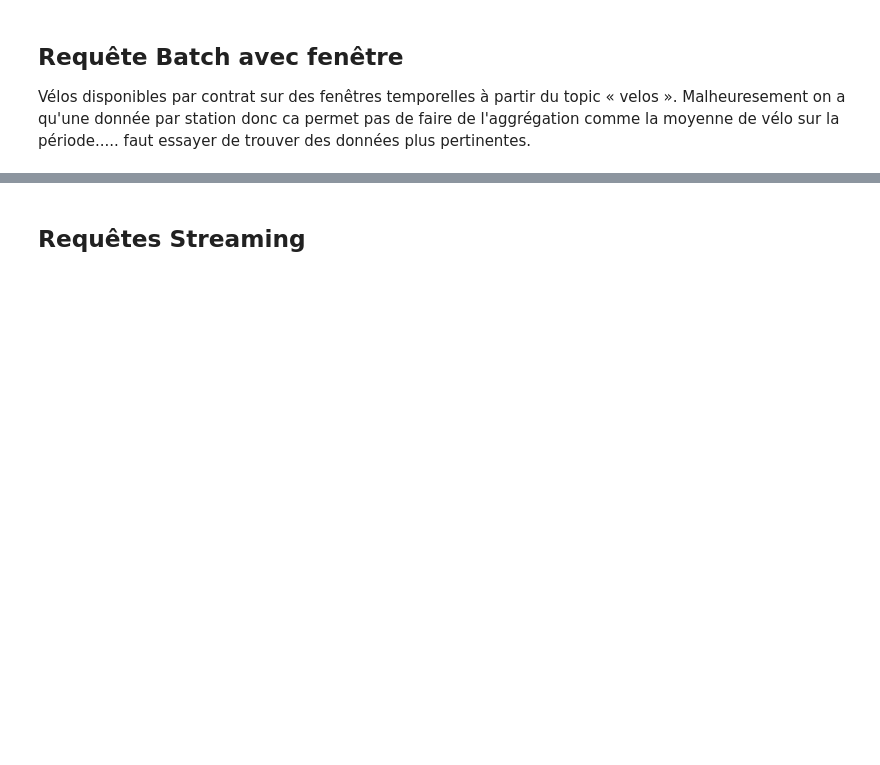
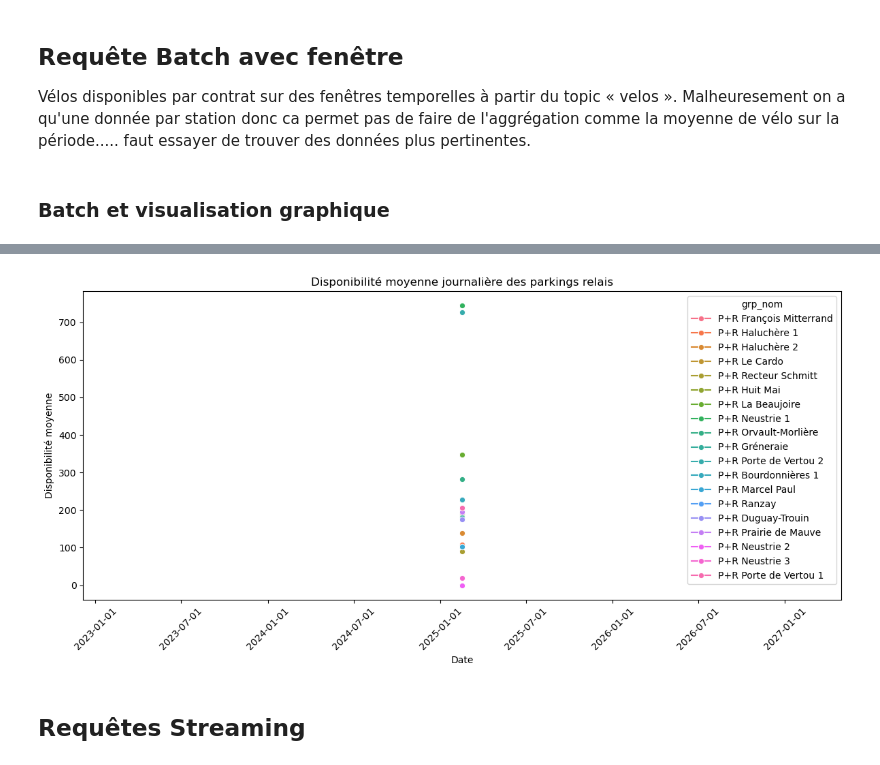
Before and after one commit to sam-bertin/fil_big_data_project, a Jupyter notebook: notebooks/requetes.ipynb, the cells around one changed output, grey strips where cells are left out. Cells and saved outputs as stored; diff of their text form; code cells hidden in the pictures; blank space fills up the shorter version.

Commit message:
📈Batch avec graphique
Disponibilités parking par heure

```diff
--- a/notebooks/requetes.ipynb
+++ b/notebooks/requetes.ipynb
@@ -171,3 +175,52 @@ result_window = df_velos.groupBy(
 )
 
 result_window.show()
+# %% [markdown]
+### Batch et visualisation graphique
+# %%
+# Lecture batch depuis Kafka
+df_kafka = sql_context.read \
+    .format("kafka") \
+    .option("kafka.bootstrap.servers", kafka_broker) \
+    .option("subscribe", relais_topic) \
+    .option("startingOffsets", "earliest") \
+    .load()
+
+# Conversion du JSON
+df_relais = df_kafka.selectExpr("CAST(value AS STRING) AS message") \
+    .select(from_json(col("message"), schema_relais).alias("data")) \
+    .select("data.*")
+
+# Conversion du champ de date en timestamp (format ISO 8601)
+df_relais = df_relais.withColumn("horodatage_ts",
+                                  to_timestamp(col("grp_horodatage"), "yyyy-MM-dd'T'HH:mm:ssXXX"))
+
+# Agrégation : calcul de la disponibilité moyenne par parking sur une fenêtre d'1 jour
+result = df_relais.groupBy(
+    window(col("horodatage_ts"), "1 hour"),
+    col("grp_identifiant"),
+    col("grp_nom")
+).agg(
+    avg("disponibilite").alias("avg_disponibilite")
+)
+
+# Extraire la date de début de la fenêtre pour le graphique
+result = result.withColumn("window_start", col("window.start")).drop("window")
+
+# Conversion du résultat en DataFrame Pandas
+pandas_df = result.toPandas()
+
+# Tri des données par date et par parking
+pandas_df.sort_values(by=["window_start", "grp_identifiant"], inplace=True)
+
+# Visualisation avec Seaborn : une ligne par parking (grp_nom)
+plt.figure(figsize=(12, 6))
+sns.lineplot(data=pandas_df, x="window_start", y="avg_disponibilite", hue="grp_nom", marker="o")
+plt.title("Disponibilité moyenne journalière des parkings relais")
+plt.xlabel("Date")
+plt.ylabel("Disponibilité moyenne")
+plt.gca().xaxis.set_major_formatter(mdates.DateFormatter('%Y-%m-%d'))
+plt.xticks(rotation=45)
+plt.tight_layout()
+plt.show()
+# %% [output]
@@ -174,3 +228,4 @@ result_window.show()
+[figure, added]
 # %% [markdown]
 ## Requêtes Streaming
 # %% [markdown]
```
Also changed, not shown: parts of 3 cells of this notebook.
